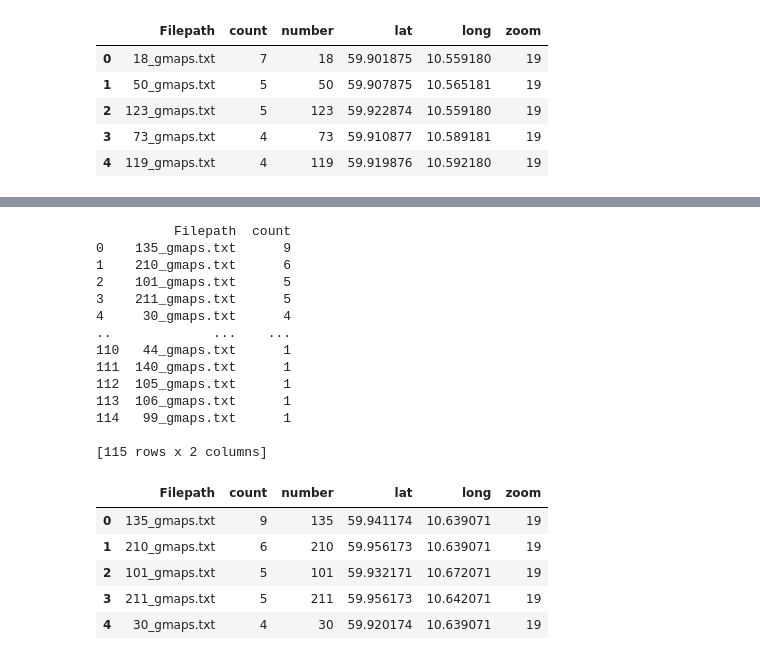
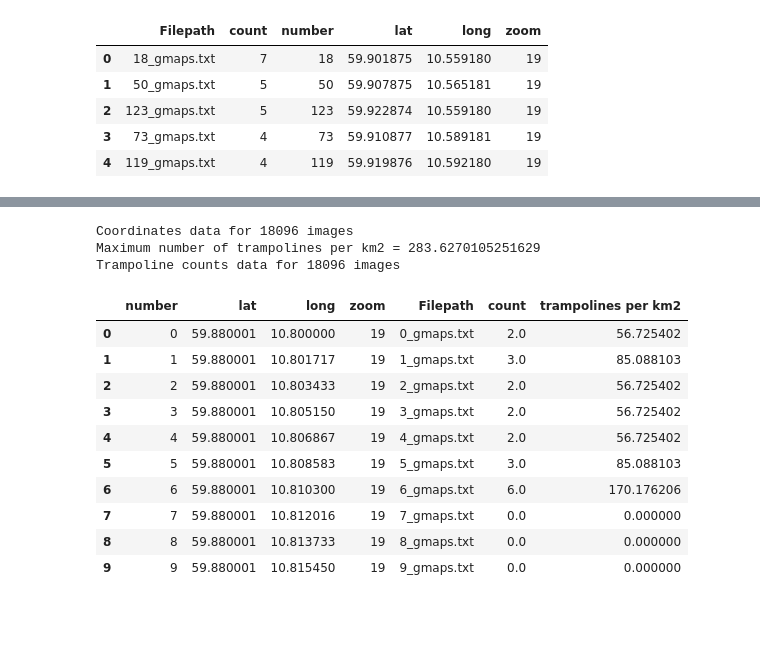
Before and after one commit to lukegriffiths/trampolines, a Jupyter notebook: visualisation.ipynb, the cells around one changed output, grey strips where cells are left out. Saved outputs shown, nothing was run; the diff lists cells and outputs as text; code cells hidden in the pictures; blank space fills up the shorter version.

```diff
--- a/visualisation.ipynb
+++ b/visualisation.ipynb
@@ -170,9 +176,9 @@ import os
 from pathlib import Path
 import numpy as np
 
-labels_path = Path(r"C:\Users\lug\Documents\Code\trampolines\yolov5\runs\detect\exp8\labels")
+labels_path = Path(r"C:\Users\lug\Documents\Code\trampolines\yolov5\runs\detect\exp9\labels")
 
-text_files = [f for f in os.listdir(labels_path) if f.endswith('.txt')]
+text_files = [f for f in os.listdir(labels_path) if f.endswith('gmaps.txt')]
 print(text_files[:5])
 
 columns = ['Number', 'X', 'Y', 'Width', "Height", 'Filepath']
@@ -184,4 +190,9 @@ for tf in text_files:
     df = pd.concat([df, df_new])
 
 print(df.head())
+print(f"Data for {df.Filepath.nunique()} images containing a trampoline")
+
+# get number of trampolines (number of times filepath appears in df)
+df_counts = pd.DataFrame(df['Filepath'].value_counts().reset_index())
+df_counts.columns = ['Filepath', 'count']
 # %% [output]
@@ -210,31 +207,45 @@ df_coords.head()
-# %%
-df_counts = pd.DataFrame(df['Filepath'].value_counts().reset_index())
-df_counts.columns = ['Filepath', 'count']
-print(df_counts)
-
-df = pd.merge(df_counts, df_coords, on='Filepath')
-df.head()
-# %% [output]
-          Filepath  count
-0    135_gmaps.txt      9
-1    210_gmaps.txt      6
-2    101_gmaps.txt      5
-3    211_gmaps.txt      5
-4     30_gmaps.txt      4
-..             ...    ...
-110   44_gmaps.txt      1
-111  140_gmaps.txt      1
-112  105_gmaps.txt      1
-113  106_gmaps.txt      1
-114   99_gmaps.txt      1
-
-[115 rows x 2 columns]
-|  | Filepath | count | number | lat | long | zoom |
-| 0 | 135_gmaps.txt | 9 | 135 | 59.941174 | 10.639071 | 19 |
-| 1 | 210_gmaps.txt | 6 | 210 | 59.956173 | 10.639071 | 19 |
-| 2 | 101_gmaps.txt | 5 | 101 | 59.932171 | 10.672071 | 19 |
-| 3 | 211_gmaps.txt | 5 | 211 | 59.956173 | 10.642071 | 19 |
-| 4 | 30_gmaps.txt | 4 | 30 | 59.920174 | 10.639071 | 19 |
+# %%
+# Get coords of each image because this data isn't un the detect folder labels
+image_data_filepath = folder_path / "images.txt"
+
+df_coords = pd.read_csv(image_data_filepath,  names=["number", "lat", "long", "zoom"])
+
+df_coords['Filepath'] = df_coords['number'].astype(str) + "_gmaps.txt"
+
+print(f"Coordinates data for {len(df_coords)} images")
+
+# merge coordinate and trampoline number dataframes
+df = pd.merge(df_coords, df_counts, on='Filepath', how='outer').fillna(0)
+
+# calculate number of trampolines per m2 (see coordinates_calculation.ipynb for calculation of image size in m)
+m_per_image_zoom_19 = 187.77
+m2_per_image_zoom_19 = m_per_image_zoom_19**2
+km2_per_image_zoom_19 = m2_per_image_zoom_19 / 1e6
+df['trampolines per km2'] = df['count'] / km2_per_image_zoom_19
+
+print(f"Maximum number of trampolines per km2 = {df['trampolines per km2'].max()}")
+
+# save to csv
+df.to_csv('./output/Oslo_E.csv')
+
+print(f"Trampoline counts data for {len(df)} images")
+
+df.head(10)
+# %% [output]
+Coordinates data for 18096 images
+Maximum number of trampolines per km2 = 283.6270105251629
+Trampoline counts data for 18096 images
+|  | number | lat | long | zoom | Filepath | count | trampolines per km2 |
+| 0 | 0 | 59.880001 | 10.800000 | 19 | 0_gmaps.txt | 2.0 | 56.725402 |
+| 1 | 1 | 59.880001 | 10.801717 | 19 | 1_gmaps.txt | 3.0 | 85.088103 |
+| 2 | 2 | 59.880001 | 10.803433 | 19 | 2_gmaps.txt | 2.0 | 56.725402 |
+| 3 | 3 | 59.880001 | 10.805150 | 19 | 3_gmaps.txt | 2.0 | 56.725402 |
+| 4 | 4 | 59.880001 | 10.806867 | 19 | 4_gmaps.txt | 2.0 | 56.725402 |
+| 5 | 5 | 59.880001 | 10.808583 | 19 | 5_gmaps.txt | 3.0 | 85.088103 |
+| 6 | 6 | 59.880001 | 10.810300 | 19 | 6_gmaps.txt | 6.0 | 170.176206 |
+| 7 | 7 | 59.880001 | 10.812016 | 19 | 7_gmaps.txt | 0.0 | 0.000000 |
+| 8 | 8 | 59.880001 | 10.813733 | 19 | 8_gmaps.txt | 0.0 | 0.000000 |
+| 9 | 9 | 59.880001 | 10.815450 | 19 | 9_gmaps.txt | 0.0 | 0.000000 |
 # %%
 region_oslo = [10.5,
         10.9,
```
Also changed, not shown: parts of 9 cells of this notebook, 7 other files.
